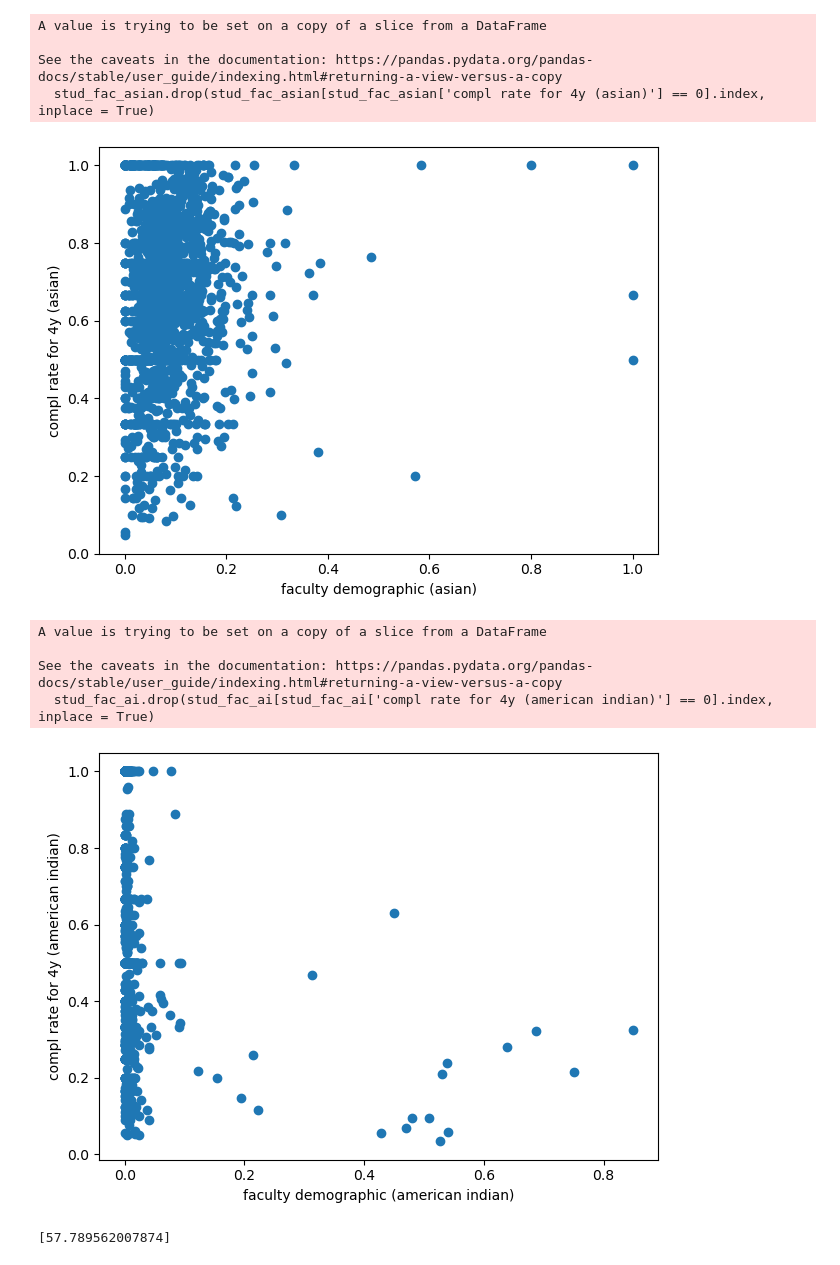
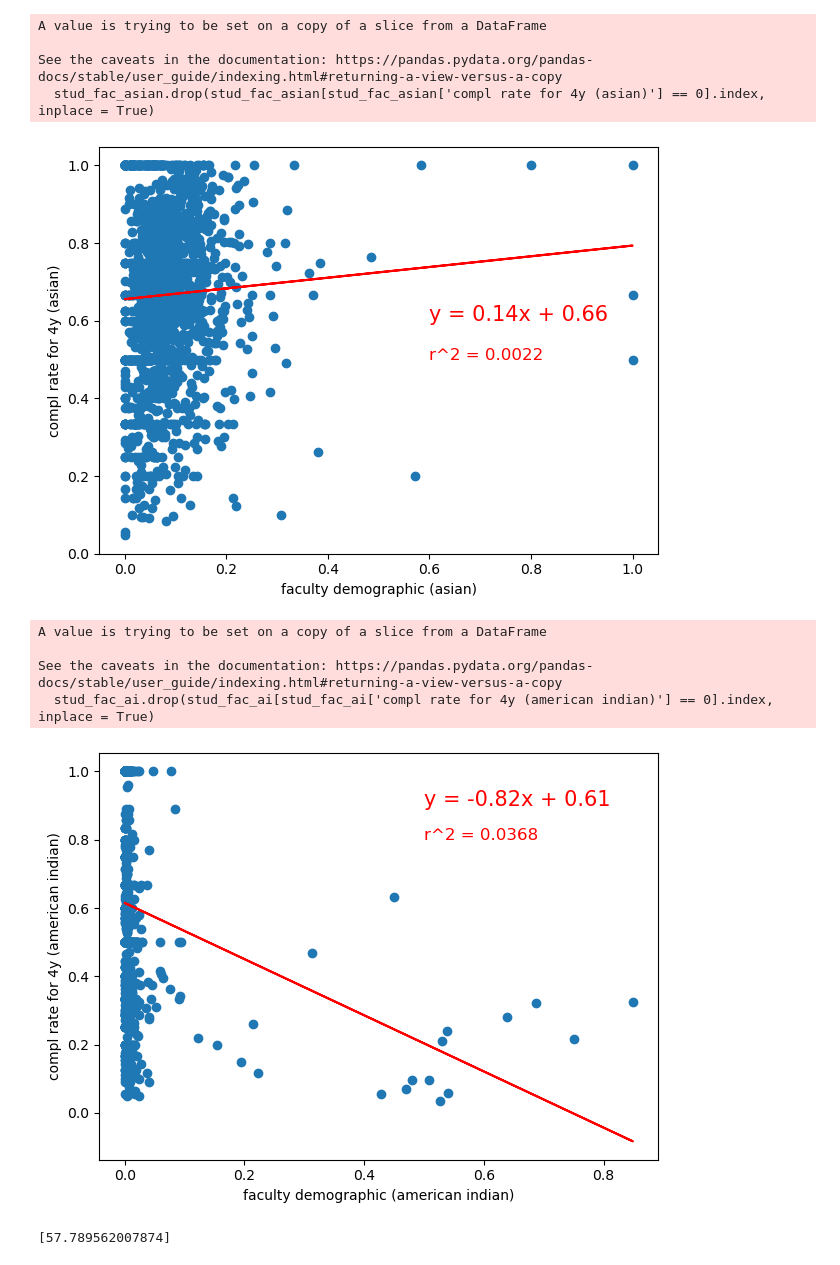
Before and after one commit to beccasolomon22/Student-Social-Analysis, a Jupyter notebook: DOE_Analysis_graphs.ipynb, the cells around one changed output. Cells and saved outputs as stored; diff of their text form; code cells hidden in the pictures.

Commit message:
updated images to include regres lines

```diff
--- a/DOE_Analysis_graphs.ipynb
+++ b/DOE_Analysis_graphs.ipynb
@@ -143,14 +180,21 @@ See the caveats in the documentation: https://pandas.pydata.org/pandas-docs/stab
 stu_info = stud_fac_asian['compl rate for 4y (asian)']
 fac_info = stud_fac_asian["faculty demographic (asian)"]
 plt.scatter(fac_info, stu_info)
-
+(slope, intercept, rvalue, pvalue, stderr) = stats.linregress(fac_info, stu_info)
+regres = slope * fac_info + intercept
+plt.plot(fac_info,regres,"r-")
+line = "y = " + str(round(slope,2)) + "x + " + str(round(intercept,2))
+plt.annotate(line,(0.6,0.6),fontsize=15,color="red")
+r_round = round((rvalue**2),4)
+r_square = (f"r^2 = {r_round}")
+plt.annotate(r_square,(0.6,0.5),fontsize=12,color="red")
 plt.ylabel('compl rate for 4y (asian)')
 plt.xlabel('faculty demographic (asian)')
 plt.tight_layout()
 plt.savefig("images/stud_fac_asian.png")
 plt.show()
 # %% [output]
-[figure, old version]
+[figure, new version]
 # %%
 stud_fac_ai = stud_fac[['compl rate for 4y (american indian)', 'faculty demographic (american indian)']]
 stud_fac_ai.drop(stud_fac_ai[stud_fac_ai['compl rate for 4y (american indian)'] == 0].index, inplace = True)
@@ -162,15 +206,22 @@ See the caveats in the documentation: https://pandas.pydata.org/pandas-docs/stab
 # %%
 stu_info = stud_fac_ai['compl rate for 4y (american indian)']
 fac_info = stud_fac_ai["faculty demographic (american indian)"]
 plt.scatter(fac_info, stu_info)
-
+(slope, intercept, rvalue, pvalue, stderr) = stats.linregress(fac_info, stu_info)
+regres = slope * fac_info + intercept
+plt.plot(fac_info,regres,"r-")
+line = "y = " + str(round(slope,2)) + "x + " + str(round(intercept,2))
+plt.annotate(line,(0.5,0.9),fontsize=15,color="red")
+r_round = round((rvalue**2),4)
+r_square = (f"r^2 = {r_round}")
+plt.annotate(r_square,(0.5,0.8),fontsize=12,color="red")
 plt.ylabel('compl rate for 4y (american indian)')
 plt.xlabel('faculty demographic (american indian)')
 plt.tight_layout()
 plt.savefig("images/stud_fac_ai.png")
 plt.show()
 # %% [output]
-[figure, old version]
+[figure, new version]
 # %%
 avg_compl_rate = []
 # %%
```
Also changed, not shown: parts of 5 cells of this notebook, 7 other files.
